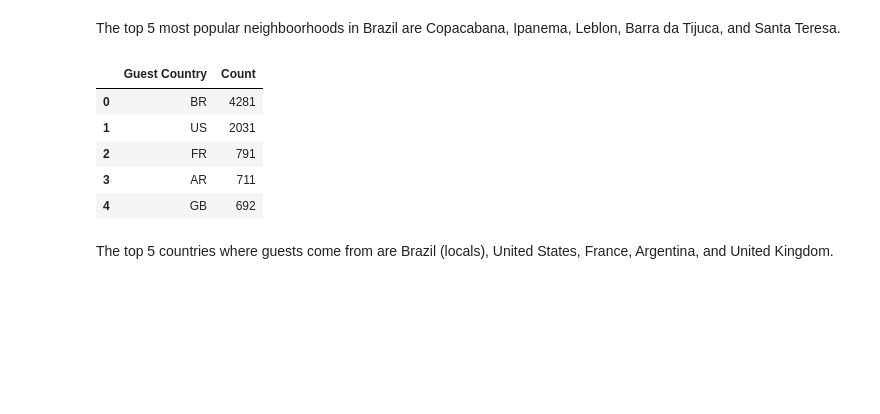
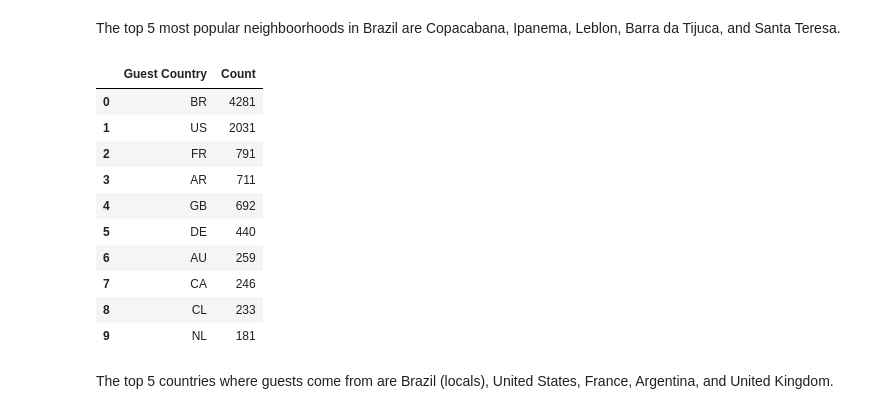
Before and after one commit to a-arev/airbnb, a Jupyter notebook: airbnb.ipynb, the cells around one changed output. Drawn from its saved outputs; the diff is of its cells as text; code cells hidden in the pictures; blank space fills up the shorter version.

```diff
--- a/airbnb.ipynb
+++ b/airbnb.ipynb
@@ -581,15 +564,20 @@ The top 5 most popular neighboorhoods in Brazil are Copacabana, Ipanema, Leblon,
 # %%
 df_booked.guest_country.value_counts() \
                        .rename_axis('Guest Country') \
                        .reset_index(name='Count') \
-                       .head(5)
+                       .head(10)
 # %% [output]
 |  | Guest Country | Count |
 | 0 | BR | 4281 |
 | 1 | US | 2031 |
 | 2 | FR | 791 |
 | 3 | AR | 711 |
 | 4 | GB | 692 |
+| 5 | DE | 440 |
+| 6 | AU | 259 |
+| 7 | CA | 246 |
+| 8 | CL | 233 |
+| 9 | NL | 181 |
 # %% [markdown]
 The top 5 countries where guests come from are Brazil (locals), United States, France, Argentina, and United Kingdom.
 # %%
```
Also changed, not shown: parts of 23 cells of this notebook, 4 other files.
